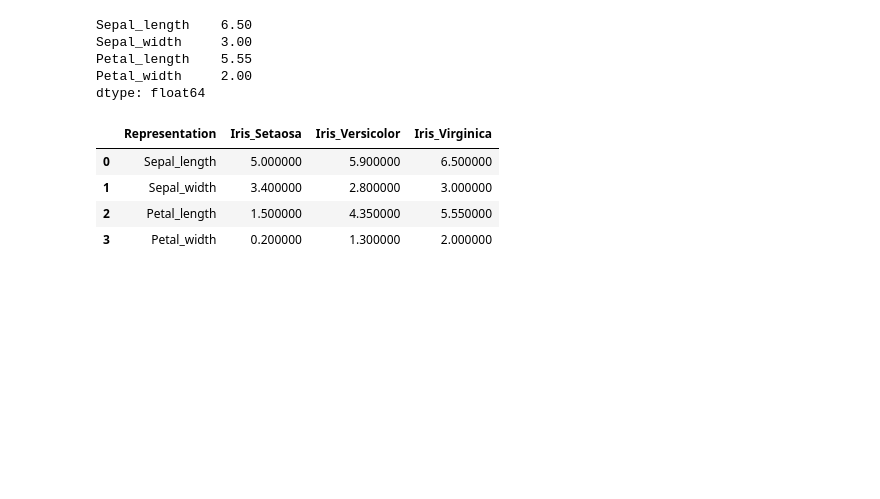
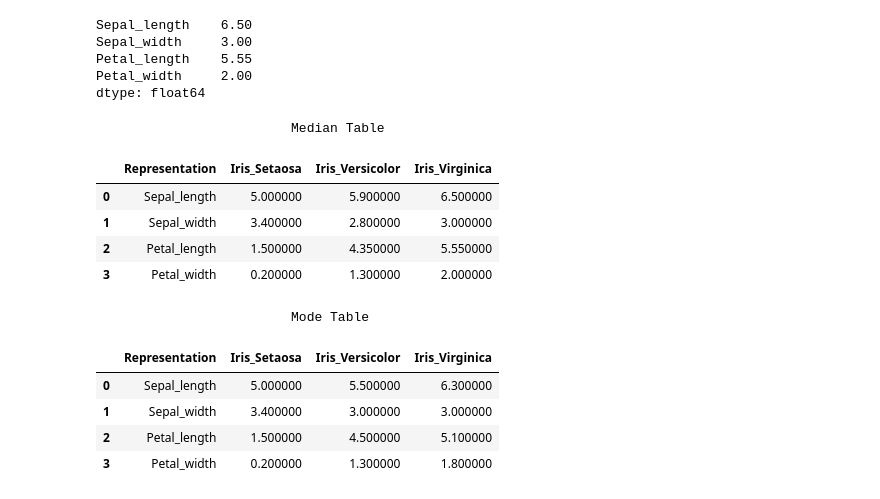
Before and after one commit to Tejash-Pathak/Iris-Data-Interpretaion, a Jupyter notebook: DS_experieemnt_1_Basic_EDA.ipynb, the cells around one changed output. Drawn from its saved outputs; the diff is of its cells as text; code cells hidden in the pictures; blank space fills up the shorter version.

```diff
--- a/DS_experieemnt_1_Basic_EDA.ipynb
+++ b/DS_experieemnt_1_Basic_EDA.ipynb
@@ -698,10 +698,51 @@ best_ways_to_rep = {
                     ],
 }
 best_ways_to_rep_df = pd.DataFrame(best_ways_to_rep)
+best_ways_to_rep_df.name = "Median Table"
+print(f"                         {best_ways_to_rep_df.name}")
 best_ways_to_rep_df.style.background_gradient(cmap='coolwarm')
 # %% [output]
+                         Median Table
 |  | Representation | Iris_Setaosa | Iris_Versicolor | Iris_Virginica |
 | 0 | Sepal_length | 5.000000 | 5.900000 | 6.500000 |
 | 1 | Sepal_width | 3.400000 | 2.800000 | 3.000000 |
 | 2 | Petal_length | 1.500000 | 4.350000 | 5.550000 |
 | 3 | Petal_width | 0.200000 | 1.300000 | 2.000000 |
+# %%
+best_ways_to_rep = {
+    "Representation": [
+                        "Sepal_length",
+                        "Sepal_width",
+                        "Petal_length",
+                        "Petal_width"
+                    ],
+    "Iris_Setaosa": [
+                        Iris_setosa.mode().Sepal_length[0],
+                        Iris_setosa.mode().Sepal_width[0],
+                        Iris_setosa.mode().Petal_length[0],
+                        Iris_setosa.mode().Petal_width[0]
+                    ],
+    "Iris_Versicolor": [
+                        Iris_versicolor.mode().Sepal_length[0],
+                        Iris_versicolor.mode().Sepal_width[0],
+                        Iris_versicolor.mode().Petal_length[0],
+                        Iris_versicolor.mode().Petal_width[0]
+                    ],
+    "Iris_Virginica": [
+                        Iris_virginica.mode().Sepal_length[0],
+                        Iris_virginica.mode().Sepal_width[0],
+                        Iris_virginica.mode().Petal_length[0],
+                        Iris_virginica.mode().Petal_width[0]
+                    ],
+}
+best_ways_to_rep_df = pd.DataFrame(best_ways_to_rep)
+best_ways_to_rep_df.name = "Mode Table"
+print(f"                         {best_ways_to_rep_df.name}")
+best_ways_to_rep_df.style.background_gradient(cmap='coolwarm')
+# %% [output]
+                         Mode Table
+|  | Representation | Iris_Setaosa | Iris_Versicolor | Iris_Virginica |
+| 0 | Sepal_length | 5.000000 | 5.500000 | 6.300000 |
+| 1 | Sepal_width | 3.400000 | 3.000000 | 3.000000 |
+| 2 | Petal_length | 1.500000 | 4.500000 | 5.100000 |
+| 3 | Petal_width | 0.200000 | 1.300000 | 1.800000 |
```
Also changed, not shown: parts of 1 cell of this notebook.
